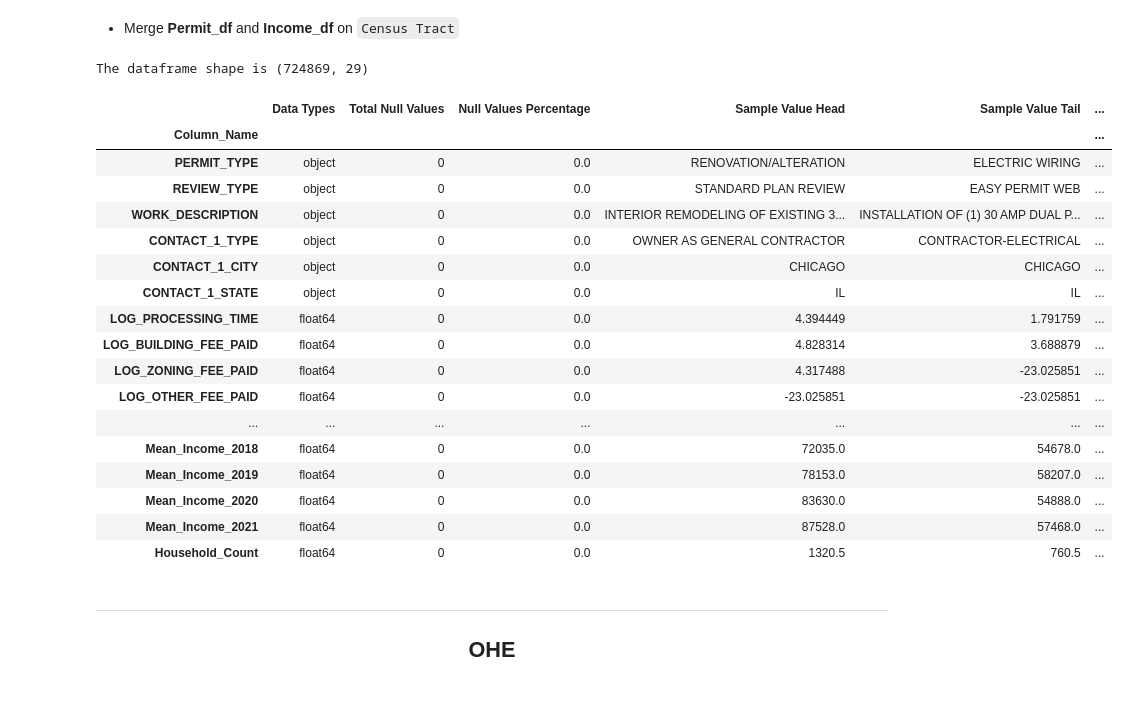
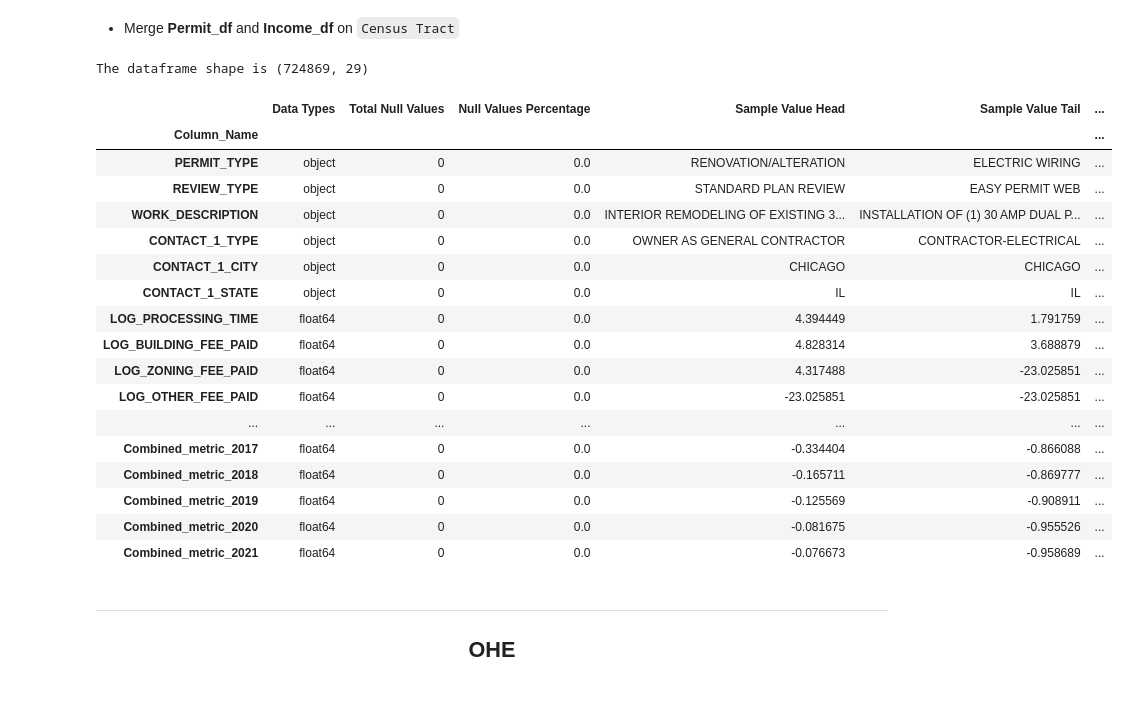
Before and after one commit to mariashapo/capstone_project, a Jupyter notebook: notebooks/3. MERGE+EDA+MODEL_PREP.ipynb, the cells around one changed output. Drawn from its saved outputs; the diff is of its cells as text; code cells hidden in the pictures.

```diff
--- a/notebooks/3. MERGE+EDA+MODEL_PREP.ipynb
+++ b/notebooks/3. MERGE+EDA+MODEL_PREP.ipynb
@@ -60,6 +60,9 @@ from nltk.stem import PorterStemmer
 #load cleaned income data
 income_df=pd.read_csv('../data/clean/income_cleaned.csv',index_col=0)
 
+#load cleaned combined metric
+combined_df=pd.read_csv('../data/clean/df_combined_metric.csv',index_col=0)
+
 #load cleaned planning data
 permit_df=pd.read_csv('../data/clean/permits_cleaned.csv',index_col=0)
 # %% [markdown]
@@ -116,27 +140,30 @@ The dataframe shape is (725, 14)
 # %%
 #Merge on Census_Tract
 df_merged=pd.merge(permit_df,income_df,how='inner',left_on='CENSUS_TRACT', right_on='Census_Tract').drop(columns='CENSUS_TRACT')
+# %%
+#Merge on Census_Tract COMBINED METRIC ITERATION
+df_merged_2=pd.merge(permit_df,combined_df,how='inner',left_on='CENSUS_TRACT', right_on='Census_Tract').drop(columns='CENSUS_TRACT')
 # %%
 #Expand the cell to check merged dataframe - df_merged
-overview (df_merged)
+overview (df_merged_2)
 # %% [output]
 The dataframe shape is (724869, 29)
 |  | Data Types | Total Null Values | Null Values Percentage | Sample Value Head | Sample Value Tail | ... |
 | Column_Name |  |  |  |  |  | ... |
 | PERMIT_TYPE | object | 0 | 0.0 | RENOVATION/ALTERATION | ELECTRIC WIRING | ... |
 | REVIEW_TYPE | object | 0 | 0.0 | STANDARD PLAN REVIEW | EASY PERMIT WEB | ... |
 | WORK_DESCRIPTION | object | 0 | 0.0 | INTERIOR REMODELING OF EXISTING 3... | INSTALLATION OF (1) 30 AMP DUAL P... | ... |
 | CONTACT_1_TYPE | object | 0 | 0.0 | OWNER AS GENERAL CONTRACTOR | CONTRACTOR-ELECTRICAL | ... |
 | CONTACT_1_CITY | object | 0 | 0.0 | CHICAGO | CHICAGO | ... |
 | CONTACT_1_STATE | object | 0 | 0.0 | IL | IL | ... |
 | LOG_PROCESSING_TIME | float64 | 0 | 0.0 | 4.394449 | 1.791759 | ... |
 | LOG_BUILDING_FEE_PAID | float64 | 0 | 0.0 | 4.828314 | 3.688879 | ... |
 | LOG_ZONING_FEE_PAID | float64 | 0 | 0.0 | 4.317488 | -23.025851 | ... |
 | LOG_OTHER_FEE_PAID | float64 | 0 | 0.0 | -23.025851 | -23.025851 | ... |
 | ... | ... | ... | ... | ... | ... | ... |
-| Mean_Income_2018 | float64 | 0 | 0.0 | 72035.0 | 54678.0 | ... |
-| Mean_Income_2019 | float64 | 0 | 0.0 | 78153.0 | 58207.0 | ... |
-| Mean_Income_2020 | float64 | 0 | 0.0 | 83630.0 | 54888.0 | ... |
-| Mean_Income_2021 | float64 | 0 | 0.0 | 87528.0 | 57468.0 | ... |
-| Household_Count | float64 | 0 | 0.0 | 1320.5 | 760.5 | ... |
+| Combined_metric_2017 | float64 | 0 | 0.0 | -0.334404 | -0.866088 | ... |
+| Combined_metric_2018 | float64 | 0 | 0.0 | -0.165711 | -0.869777 | ... |
+| Combined_metric_2019 | float64 | 0 | 0.0 | -0.125569 | -0.908911 | ... |
+| Combined_metric_2020 | float64 | 0 | 0.0 | -0.081675 | -0.955526 | ... |
+| Combined_metric_2021 | float64 | 0 | 0.0 | -0.076673 | -0.958689 | ... |
 # %%
```
Also changed, not shown: parts of 71 cells of this notebook, 56 other files.
